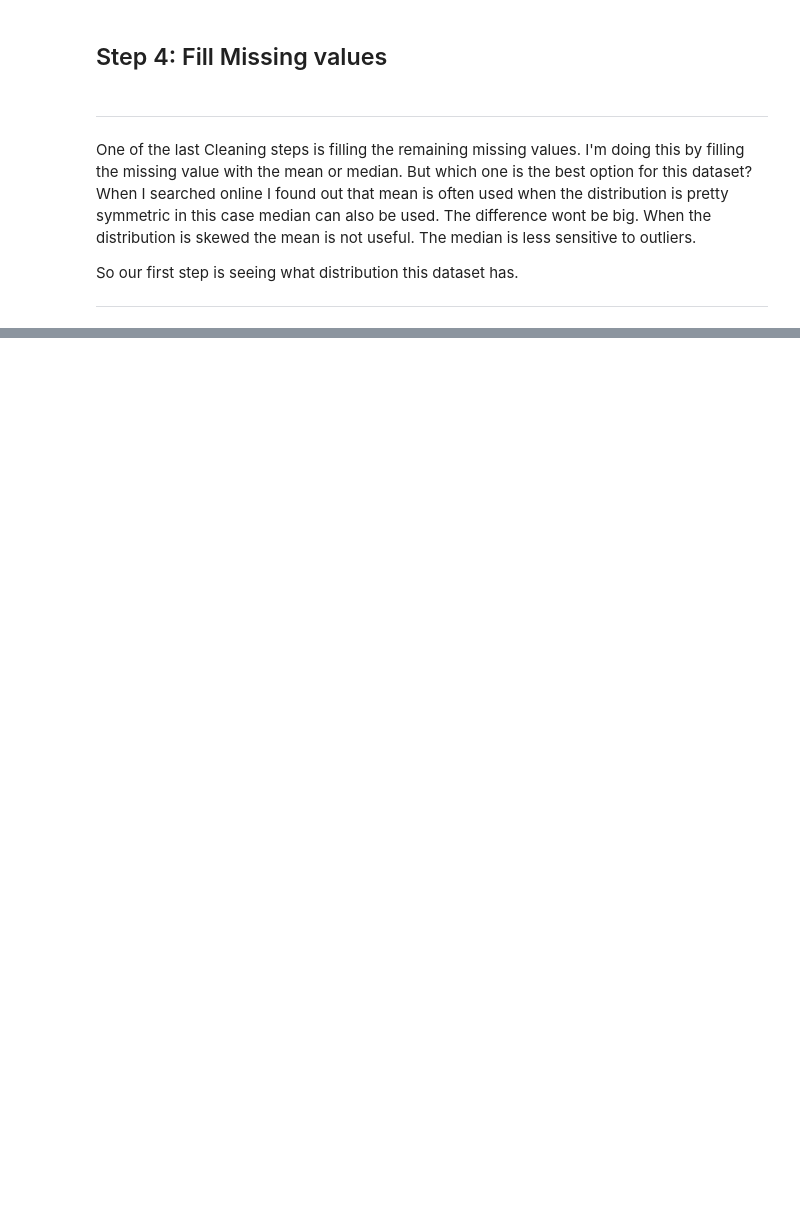
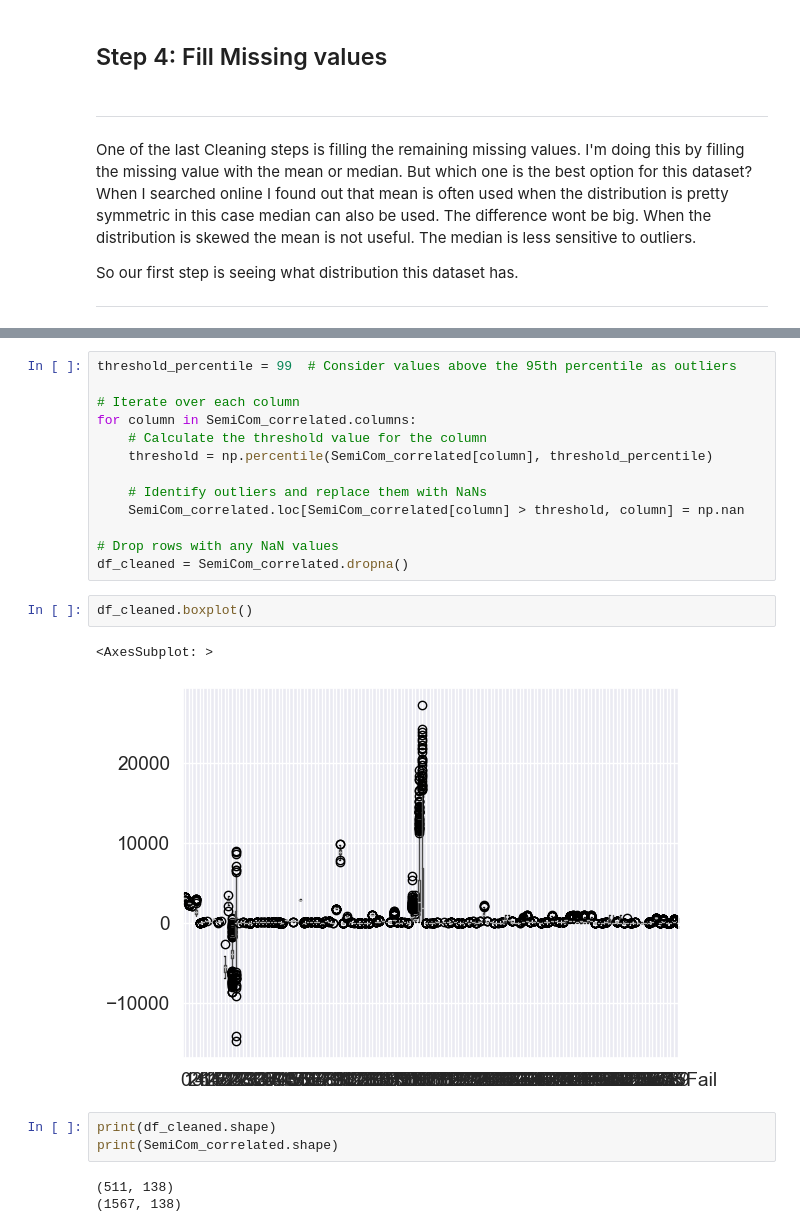
Before and after one commit to alexxtodea/DataAnalytics, a Jupyter notebook: MiniProject/Naamloos.ipynb, the cells around one changed output, grey strips where cells are left out. Cells and saved outputs as stored; diff of their text form; blank space fills up the shorter version.

```diff
--- a/MiniProject/Naamloos.ipynb
+++ b/MiniProject/Naamloos.ipynb
@@ -215,0 +273,24 @@ print(totalmissingdata2)
+# %%
+threshold_percentile = 99  # Consider values above the 95th percentile as outliers
+
+# Iterate over each column
+for column in SemiCom_correlated.columns:
+    # Calculate the threshold value for the column
+    threshold = np.percentile(SemiCom_correlated[column], threshold_percentile)
+
+    # Identify outliers and replace them with NaNs
+    SemiCom_correlated.loc[SemiCom_correlated[column] > threshold, column] = np.nan
+
+# Drop rows with any NaN values
+df_cleaned = SemiCom_correlated.dropna()
+# %%
+df_cleaned.boxplot()
+# %% [output]
+<AxesSubplot: >
+[figure, added]
+# %%
+print(df_cleaned.shape)
+print(SemiCom_correlated.shape)
+# %% [output]
+(511, 138)
+(1567, 138)
```
Also changed, not shown: parts of 17 cells of this notebook.
